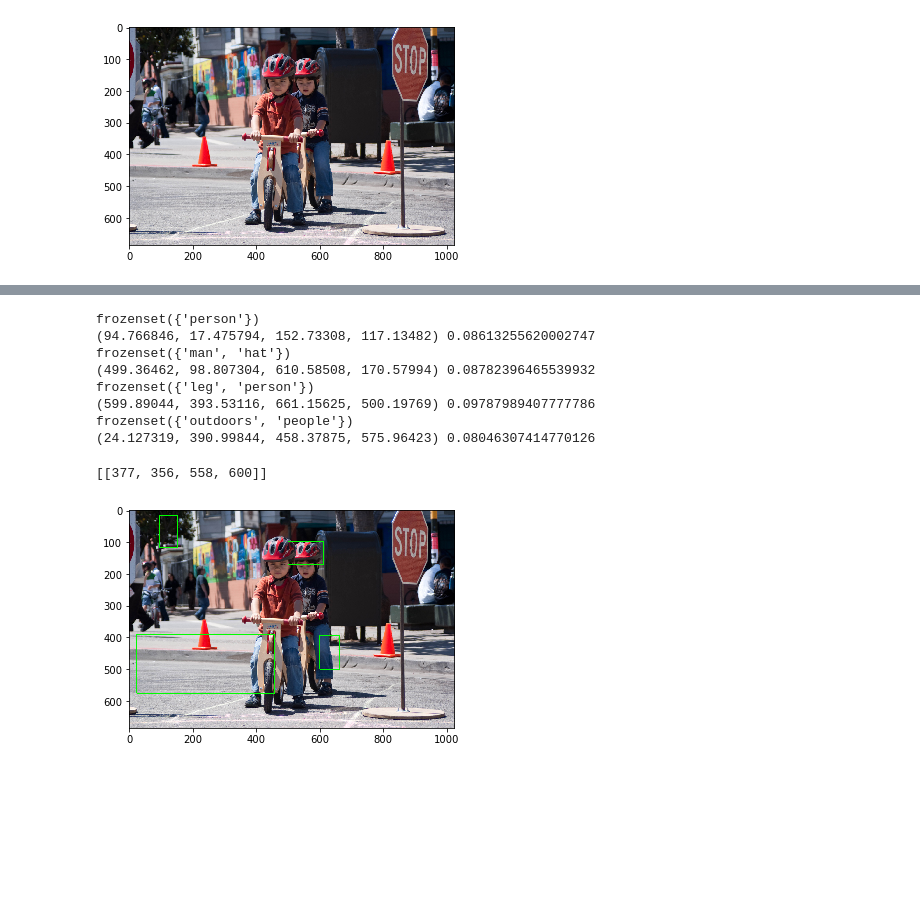
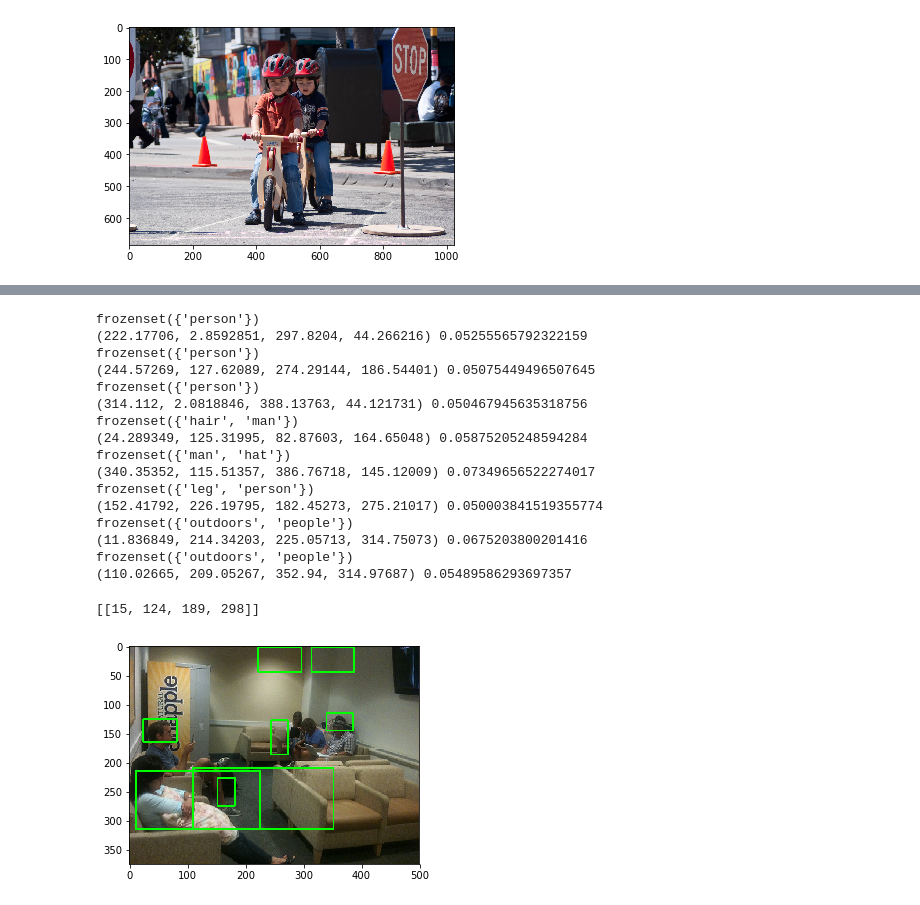
Before and after one commit to andfoy/textobjdetection, a Jupyter notebook: Demo.ipynb, the cells around one changed output, grey strips where cells are left out. Saved outputs shown, nothing was run; the diff lists cells and outputs as text; code cells hidden in the pictures; blank space fills up the shorter version.

```diff
--- a/Demo.ipynb
+++ b/Demo.ipynb
@@ -48,7 +50,7 @@ lang_model = RNNModel('LSTM', ntokens, 200, 200,
                       2, 0.2, False)
 lang_model.eval()
 
-with open('model3.pt', 'rb') as f:
+with open('weights/lstm_model.pt', 'rb') as f:
     state_dict = torch.load(f)
     lang_model.load_state_dict(state_dict)
 # %% [output]
@@ -213,0 +248,17 @@ scale = torch.Tensor([img_arr.shape[1], img_arr.shape[0],
+# %%
+img = cv2.cvtColor(trainset.pull_image(6), cv2.COLOR_BGR2RGB)
+plt.imshow(img)
+
+img = Image.fromarray(img)
+transform = transforms.Compose([
+      ResizeTransform((300, 300)),
+      transforms.ToTensor(),
+      transforms.Normalize(
+          mean=[0.485, 0.456, 0.406],
+          std=[0.229, 0.224, 0.225])])
+
+x = transform(img)
+
+img_arr = np.array(img).copy()
+bbx, phrases = trainset.pull_anno(6)
+phrases
@@ -214,32 +268,55 @@ scale = torch.Tensor([img_arr.shape[1], img_arr.shape[0],
+# %%
+phrase = 'a man sitting in chair'
+embedding = corpus.tokenize(phrase)
+
+phrase_col = embedding.view(embedding.size(0), -1)
+hidden = lang_model.init_hidden(phrase_col.size(1))
+_, hidden = lang_model(Variable(phrase_col.cuda()), hidden)
+hidden = [torch.stack(hidden, 0).view(-1, 1).data]
+thought = torch.stack(hidden, 0)
+
+x = torch.stack([x], 0)
+# %%
+detections = net((Variable(x.cuda()), Variable(thought))).data
+scale = torch.Tensor([img_arr.shape[1], img_arr.shape[0],
+                      img_arr.shape[1], img_arr.shape[0]])
 # %%
 bboxes = []
 for i in range(detections.size(1)):
     j = 0
     #print(detections[0, i, j, 0])
-    while detections[0, i, j, 0] >= 0.08:
+    while detections[0, i, j, 0] >= 0.05:
         score = detections[0, i, j, 0]
         label_name = trainset.idx_obj[i]
         print(label_name)
         pt = (detections[0, i, j, 1:]*scale).cpu().numpy()
         coords = (pt[0], pt[1], pt[2], pt[3])
         print(coords, score)
         bboxes.append(coords)
         #pred_num += 1
         j += 1
 
 for b in bboxes:
     cv2.rectangle(img_arr, (b[0], b[1]), (b[2], b[3]), (0, 255, 0), 2)
 
 plt.imshow(img_arr)
 bbx
 # %% [output]
 frozenset({'person'})
-(94.766846, 17.475794, 152.73308, 117.13482) 0.08613255620002747
+(222.17706, 2.8592851, 297.8204, 44.266216) 0.05255565792322159
+frozenset({'person'})
+(244.57269, 127.62089, 274.29144, 186.54401) 0.05075449496507645
+frozenset({'person'})
+(314.112, 2.0818846, 388.13763, 44.121731) 0.050467945635318756
+frozenset({'hair', 'man'})
+(24.289349, 125.31995, 82.87603, 164.65048) 0.05875205248594284
 frozenset({'man', 'hat'})
-(499.36462, 98.807304, 610.58508, 170.57994) 0.08782396465539932
+(340.35352, 115.51357, 386.76718, 145.12009) 0.07349656522274017
 frozenset({'leg', 'person'})
-(599.89044, 393.53116, 661.15625, 500.19769) 0.09787989407777786
+(152.41792, 226.19795, 182.45273, 275.21017) 0.050003841519355774
 frozenset({'outdoors', 'people'})
-(24.127319, 390.99844, 458.37875, 575.96423) 0.08046307414770126
+(11.836849, 214.34203, 225.05713, 314.75073) 0.0675203800201416
+frozenset({'outdoors', 'people'})
+(110.02665, 209.05267, 352.94, 314.97687) 0.05489586293697357
-[[377, 356, 558, 600]]
+[[15, 124, 189, 298]]
-[figure, old version]
+[figure, new version]
```
Also changed, not shown: parts of 3 cells of this notebook, 10 other files.
